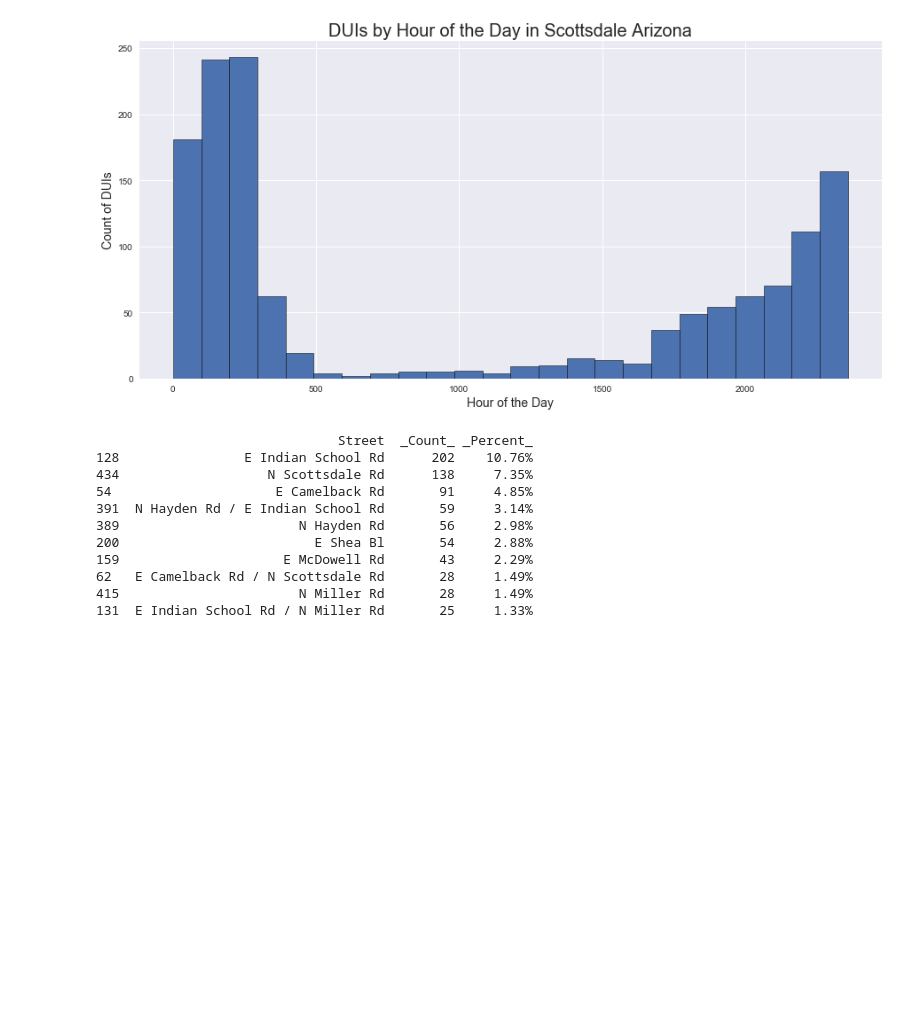
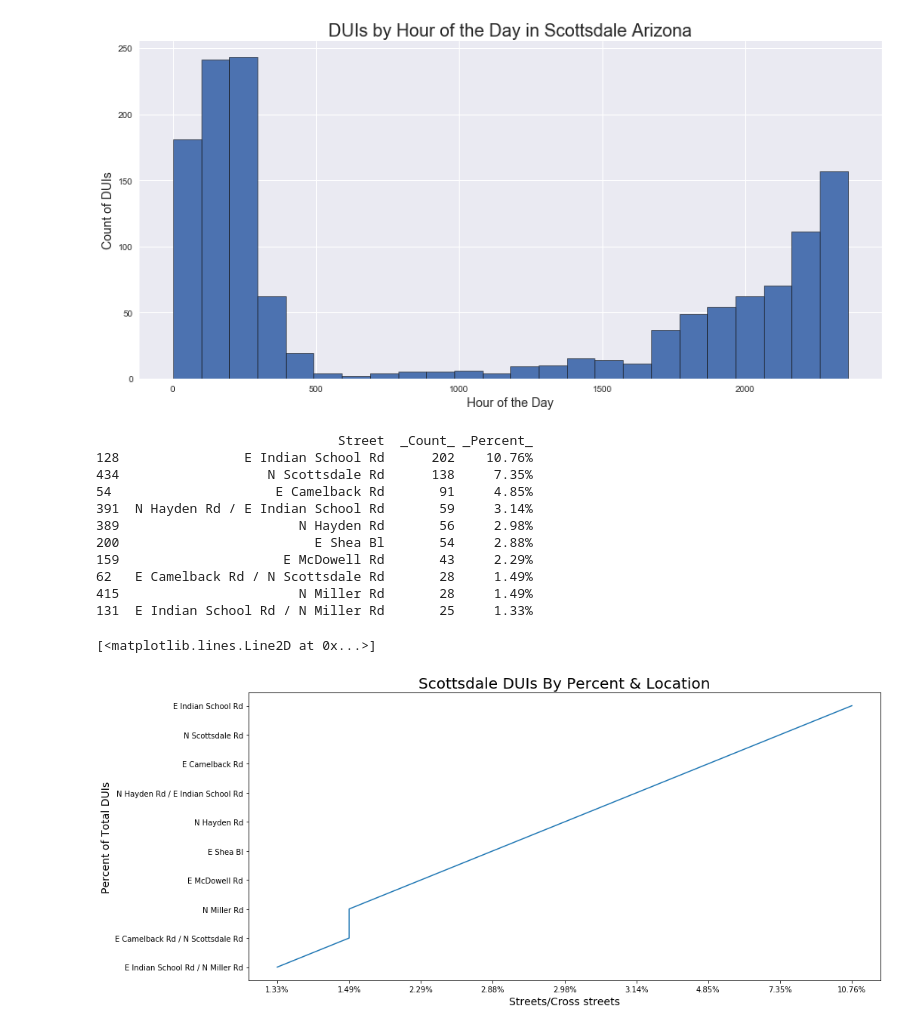
Before and after one commit to mrkjhsn/City-of-Scottsdale-DUI-Concentrations, a Jupyter notebook: CityofScottsdale_DUI_Visualization.ipynb, the cells around one changed output. Cells and saved outputs as stored; diff of their text form; code cells hidden in the pictures; blank space fills up the shorter version.

```diff
--- a/CityofScottsdale_DUI_Visualization.ipynb
+++ b/CityofScottsdale_DUI_Visualization.ipynb
@@ -63,30 +63,52 @@ DUILocations = '''
 					[Street]
 	               ,count([Charge Description]) as _Count_
                    from [dbo].[spd_PDCitations$]
                    where [Charge Description] like '%DUI%'
                    group by [Street]) as C  --interestingly an alias is needed here, even though I'm not calling the alias anywhere else in the querry
  ) as B
 
   group by A.[Street], A._Count_, (convert(float, A._Count_)/convert(float, B._Total_)*100)
 
   '''
 
 # save the sql query to a pandas dataframe, or excel like sheet
 DUILocations = pd.read_sql(DUILocations, connection)
 connection.close()
 
 #business_licenses.sort_values(['LicenseNumber'], ascending=[1])
 
+
 print(DUILocations.sort_values(['_Count_'], ascending=[0]).head(10))
+
+##############
+
+import numpy as np
+import matplotlib.pyplot as plt
+
+plt.rcParams["figure.figsize"] = [15, 7]    #sets the ploted size
+plt.title("Scottsdale DUIs By Percent & Location",fontsize=20)
+plt.xlabel("Streets/Cross streets",fontsize=14)
+plt.ylabel("Percent of Total DUIs",fontsize=14)
+
+
+top10 = DUILocations.sort_values(['_Count_'], ascending=[0]).head(10)
+
+y = top10.sort_values(['_Count_'], ascending=[1]).loc[:,'_Percent_']
+
+x = top10.sort_values(['_Count_'], ascending=[1]).loc[:,'Street']
+
+plt.plot(y,x)
 # %% [output]
                                Street  _Count_ _Percent_
 128                E Indian School Rd      202    10.76%
 434                   N Scottsdale Rd      138     7.35%
 54                     E Camelback Rd       91     4.85%
 391  N Hayden Rd / E Indian School Rd       59     3.14%
 389                       N Hayden Rd       56     2.98%
 200                         E Shea Bl       54     2.88%
 159                     E McDowell Rd       43     2.29%
 62   E Camelback Rd / N Scottsdale Rd       28     1.49%
 415                       N Miller Rd       28     1.49%
 131  E Indian School Rd / N Miller Rd       25     1.33%
+[<matplotlib.lines.Line2D at 0x...>]
+[figure, added]
```
